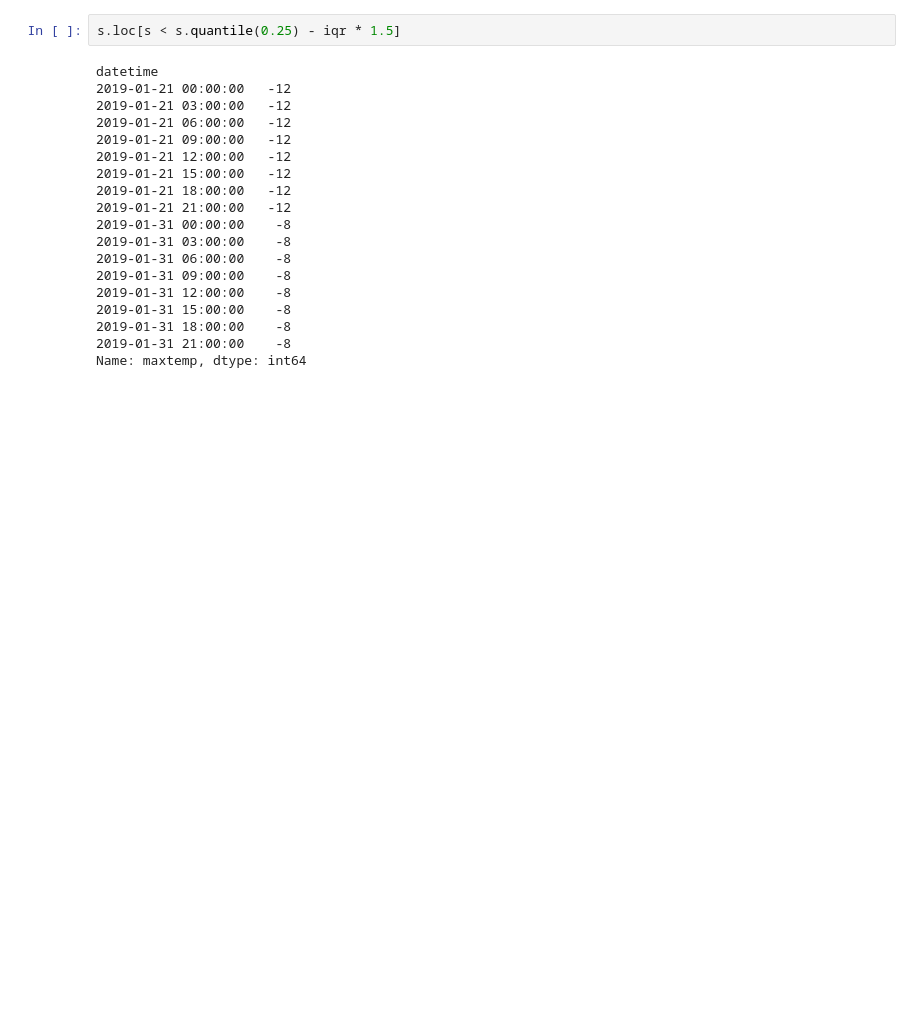
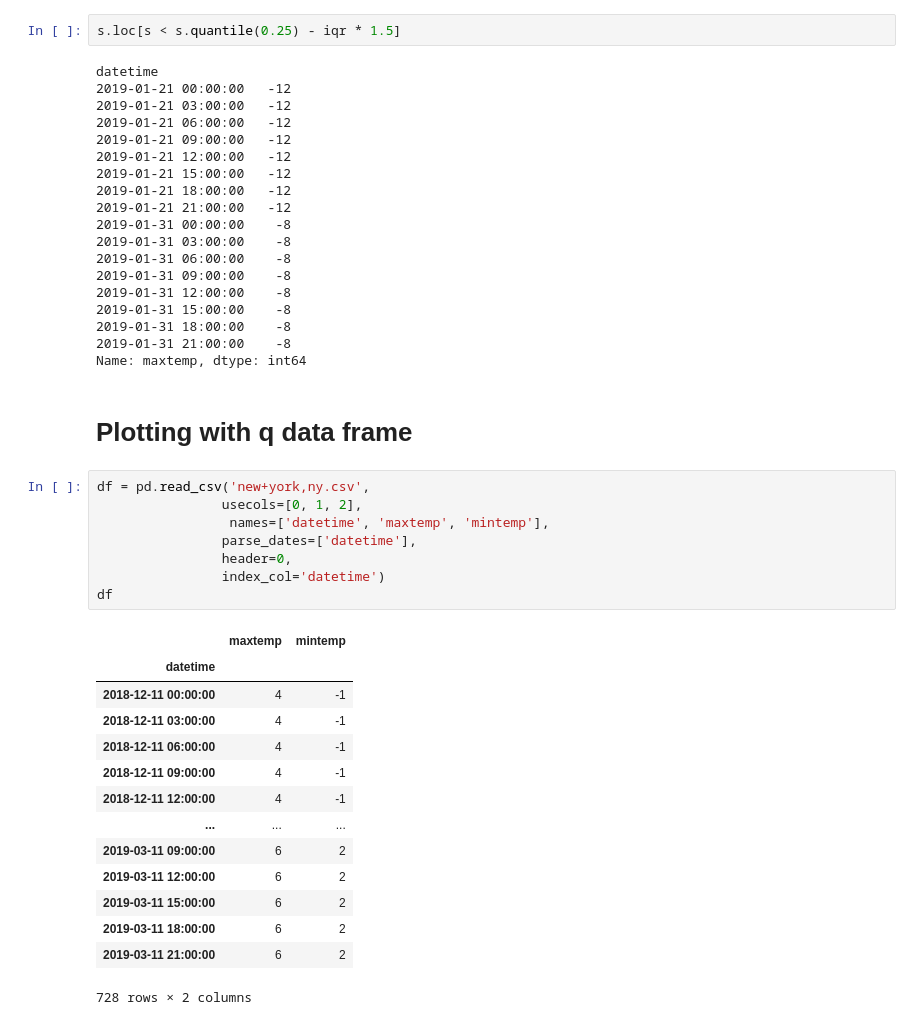
Before and after one commit to reuven/apple-2025-05May-29-visualization, a Jupyter notebook: 2025-05May-29-visualization.ipynb, the cells around one changed output. Saved outputs shown, nothing was run; the diff lists cells and outputs as text; blank space fills up the shorter version.

```diff
--- a/2025-05May-29-visualization.ipynb
+++ b/2025-05May-29-visualization.ipynb
@@ -489,3 +489,28 @@ datetime
 2019-01-31 18:00:00    -8
 2019-01-31 21:00:00    -8
 Name: maxtemp, dtype: int64
+# %% [markdown]
+# Plotting with q data frame
+# %%
+df = pd.read_csv('new+york,ny.csv',
+                usecols=[0, 1, 2],
+                 names=['datetime', 'maxtemp', 'mintemp'],
+                parse_dates=['datetime'],
+                header=0,
+                index_col='datetime')
+df
+# %% [output]
+|  | maxtemp | mintemp |
+| datetime |  |  |
+| 2018-12-11 00:00:00 | 4 | -1 |
+| 2018-12-11 03:00:00 | 4 | -1 |
+| 2018-12-11 06:00:00 | 4 | -1 |
+| 2018-12-11 09:00:00 | 4 | -1 |
+| 2018-12-11 12:00:00 | 4 | -1 |
+| ... | ... | ... |
+| 2019-03-11 09:00:00 | 6 | 2 |
+| 2019-03-11 12:00:00 | 6 | 2 |
+| 2019-03-11 15:00:00 | 6 | 2 |
+| 2019-03-11 18:00:00 | 6 | 2 |
+| 2019-03-11 21:00:00 | 6 | 2 |
+728 rows × 2 columns
```
Also changed, not shown: parts of 2 cells of this notebook.
